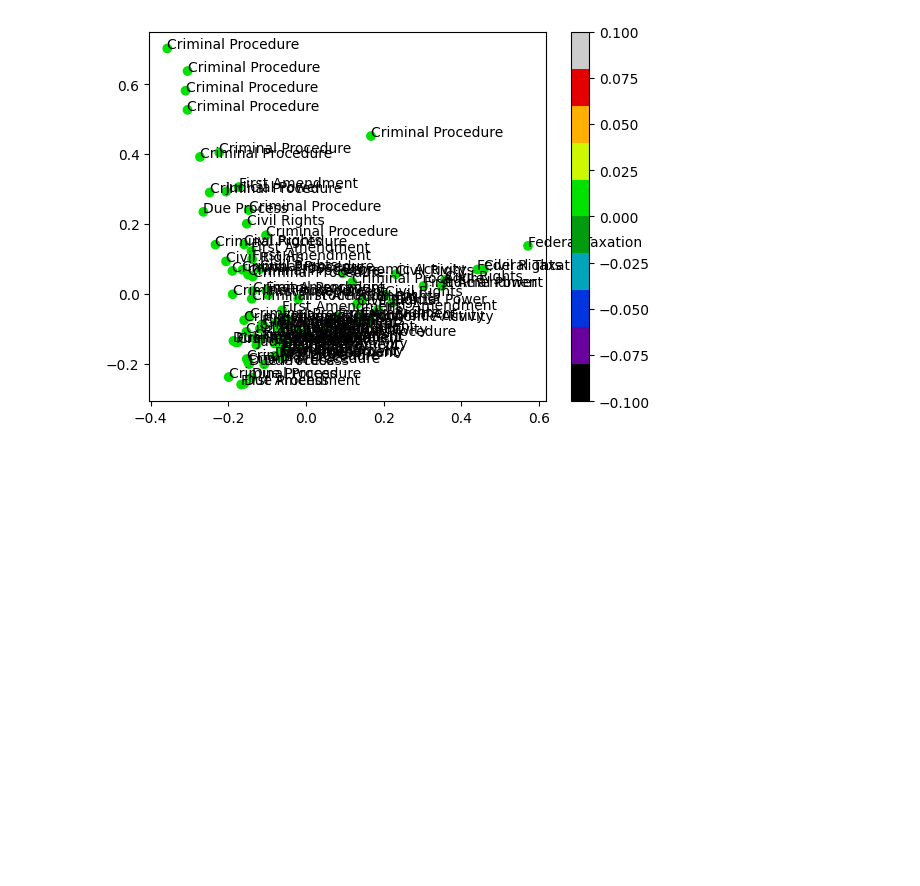
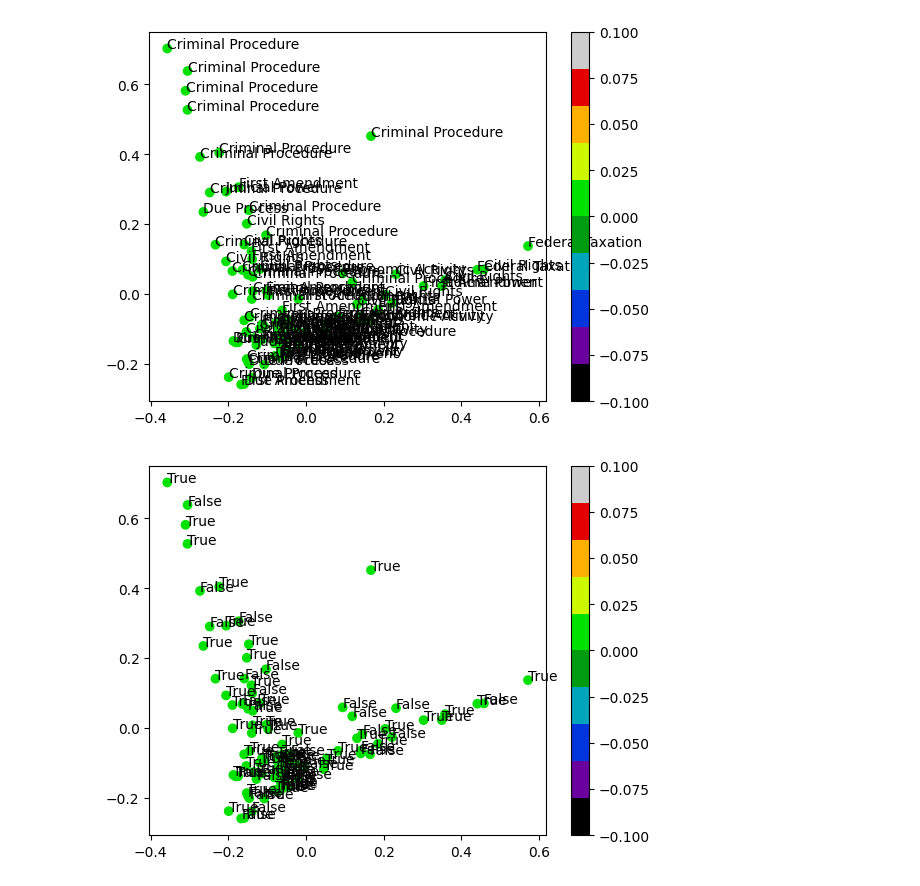
Before and after one commit to korah91/MineriaClustering, a Jupyter notebook: supremeCourt.ipynb, the cells around one changed output. Drawn from its saved outputs; the diff is of its cells as text; code cells hidden in the pictures; blank space fills up the shorter version.

```diff
--- a/supremeCourt.ipynb
+++ b/supremeCourt.ipynb
@@ -198,8 +193,8 @@ wordcloud.to_image()
 from sklearn.decomposition import  PCA
 
 print("Before:", vectorized.shape)
-pca = PCA(n_components='mle', svd_solver='full')
-#pca = PCA(n_components=2)
+#pca = PCA(n_components='mle', svd_solver='full')
+pca = PCA(n_components=2)
 pca.fit(vectorized)
 labels_PCA= pca.transform(vectorized)
 print("After:", labels_PCA.shape)
@@ -349,0 +323,15 @@ print(total, correct , correct/total)
+# %%
+
+
+import matplotlib.pyplot as plt
+samples = 100
+
+# Dibujar los puntos en el espacio, color: cluster, etiqueta-numérica: clase
+# Color del punto: cluster
+sc = plt.scatter(labels_PCA[:samples,0],labels_PCA[:samples,1], cmap=plt.cm.get_cmap('nipy_spectral', 10),c=hier_clust[:samples])
+plt.colorbar()
+# Etiqueta numérica: clase
+for i in range(samples):
+    plt.text(labels_PCA[i,0],labels_PCA[i,1], y_train1[i])
+# %% [output]
+[figure, added]
```
Also changed, not shown: parts of 18 cells of this notebook.
